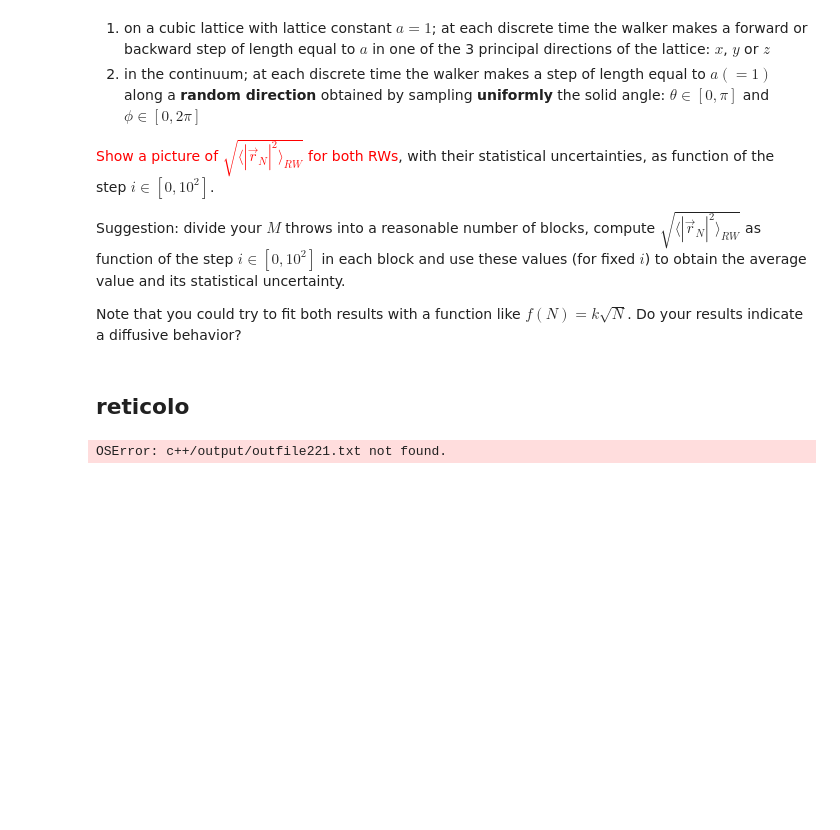
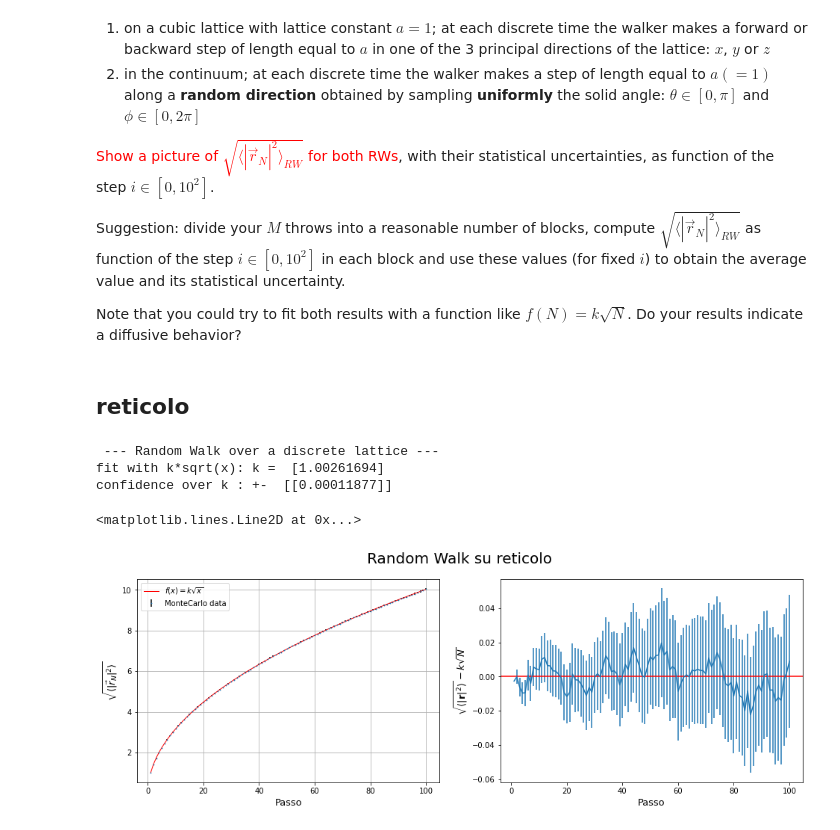
Before and after one commit to Daniele95/LSN, a Jupyter notebook: 2-randomWalk/2-randomWalk.ipynb, the cells around one changed output. Saved outputs shown, nothing was run; the diff lists cells and outputs as text; code cells hidden in the pictures; blank space fills up the shorter version.

```diff
--- a/2-randomWalk/2-randomWalk.ipynb
+++ b/2-randomWalk/2-randomWalk.ipynb
@@ -303,7 +374,7 @@ from scipy.optimize import curve_fit
 def f (x, k):
     return k * np.sqrt(x)
 
-yD, errD=np.loadtxt("c++/output/outfile221.txt", unpack=True)
+yD, errD=np.loadtxt("risultati/outfile221.txt", unpack=True)
 
 N=yD.shape[0]
 x=np.arange(1,N+1)
@@ -312,31 +383,35 @@ x=np.arange(1,N+1)
 p_opt_disc, p_cov_disc = curve_fit(f, x, yD)
 y_fit = f(x,p_opt_disc[0])
 
 print( ' --- Random Walk over a discrete lattice --- ')
 print('fit with k*sqrt(x): k = ',p_opt_disc)
 print('confidence over k : +- ',np.sqrt(p_cov_disc))
 
 
 plt.figure(figsize=(16,5))
 plt.suptitle("Random Walk su reticolo",fontsize=20)
 
 
 plt.subplot(1,2,1)
 plt.errorbar(x,yD,errD,fmt='.',label='MonteCarlo data', markersize=1.5, ecolor="black")
 y_fitD = f(x,p_opt_disc)
 plt.plot(x,y_fitD,'r',linewidth=1,label='$f(x)=k\sqrt{x}$')
 
 plt.grid(True)
 plt.xlabel('Passo',fontsize=13)
 plt.ylabel(r'$\sqrt{\langle|\vec{r}_{N}|^2\rangle}$',fontsize=13)
 plt.legend()
 
 #Differences
 plt.subplot(1,2,2)
 plt.errorbar(x, yD-f(x,*p_opt_disc), yerr = errD)
 
 plt.xlabel('Passo', fontsize = 13)
 plt.ylabel(r'$\sqrt{\langle |\mathbf{r}|^2 \rangle}-k\sqrt{N}$', fontsize = 13)
 plt.axhline(y=0, color = 'r', linestyle = '-', linewidth = 1.5)
 # %% [output]
-OSError: c++/output/outfile221.txt not found.
+ --- Random Walk over a discrete lattice ---
+fit with k*sqrt(x): k =  [1.00261694]
+confidence over k : +-  [[0.00011877]]
+<matplotlib.lines.Line2D at 0x...>
+[figure, added]
```
Also changed, not shown: parts of 6 cells of this notebook, 14 other files.
